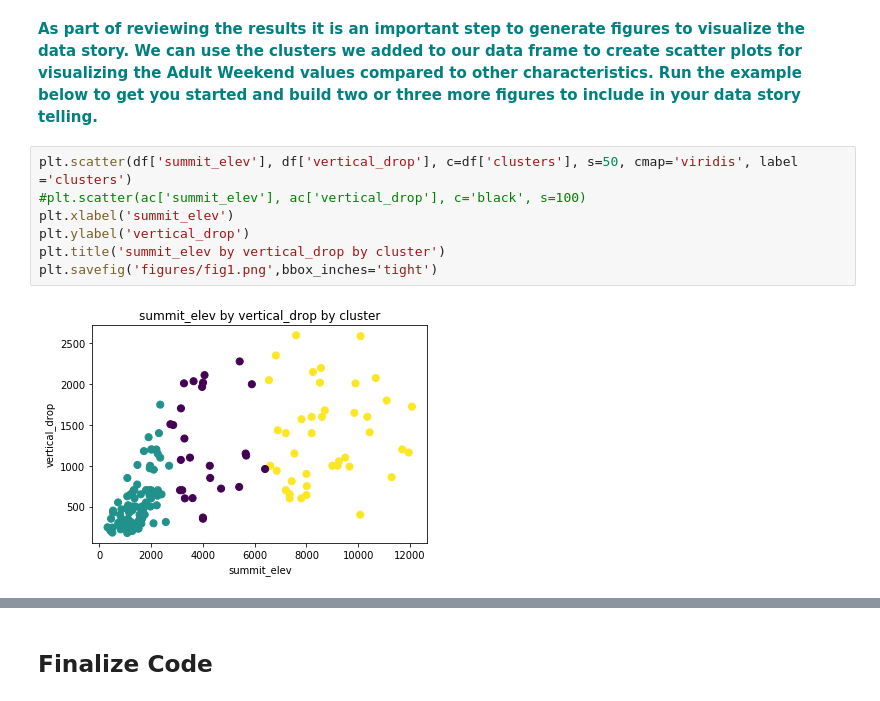
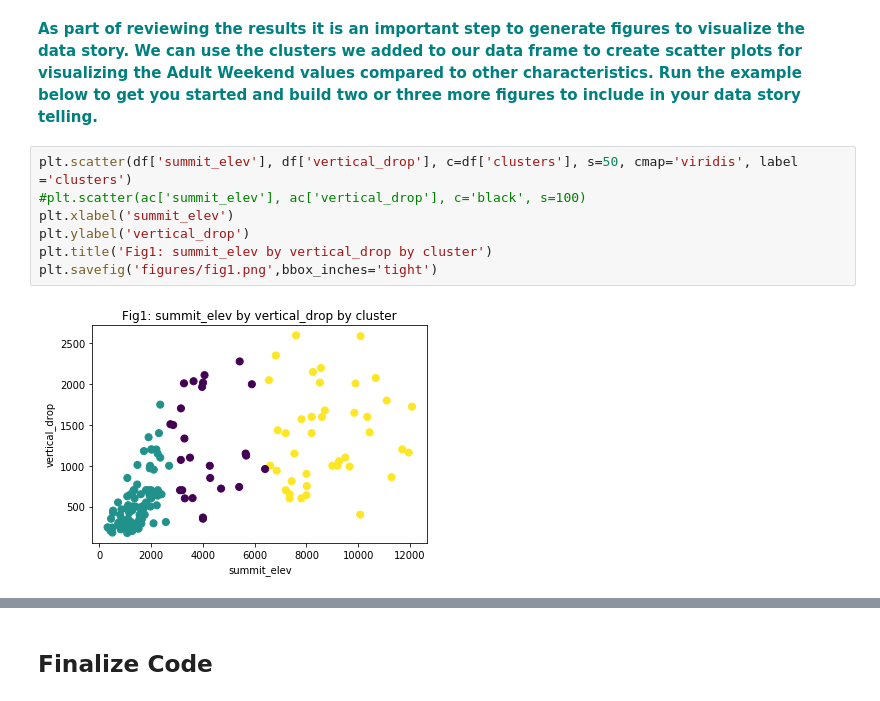
Before and after one commit to joew1234/GuidedCapstone, a Jupyter notebook: Step6/GuidedCapstoneStep6HL.ipynb, the cells around one changed output, grey strips where cells are left out. Cells and saved outputs as stored; diff of their text form.

```diff
--- a/Step6/GuidedCapstoneStep6HL.ipynb
+++ b/Step6/GuidedCapstoneStep6HL.ipynb
@@ -136,12 +136,12 @@ Pretty close! If Big mountain keeps prices in line with this model, they won't m
 # %%
 plt.scatter(df['summit_elev'], df['vertical_drop'], c=df['clusters'], s=50, cmap='viridis', label ='clusters')
 #plt.scatter(ac['summit_elev'], ac['vertical_drop'], c='black', s=100)
 plt.xlabel('summit_elev')
 plt.ylabel('vertical_drop')
-plt.title('summit_elev by vertical_drop by cluster')
+plt.title('Fig1: summit_elev by vertical_drop by cluster')
 plt.savefig('figures/fig1.png',bbox_inches='tight')
 # %% [output]
-[figure, old version]
+[figure, new version]
 # %%
 plt.scatter(df['yearsOpen'], df['AdultWeekday'])
 plt.xlabel('yearsOpen')
```
Also changed, not shown: parts of 3 cells of this notebook, 5 other files.
